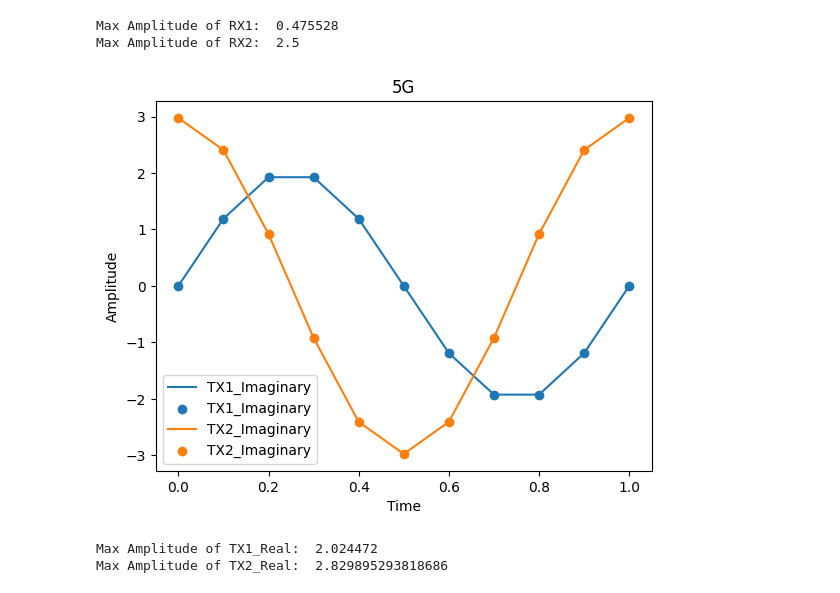
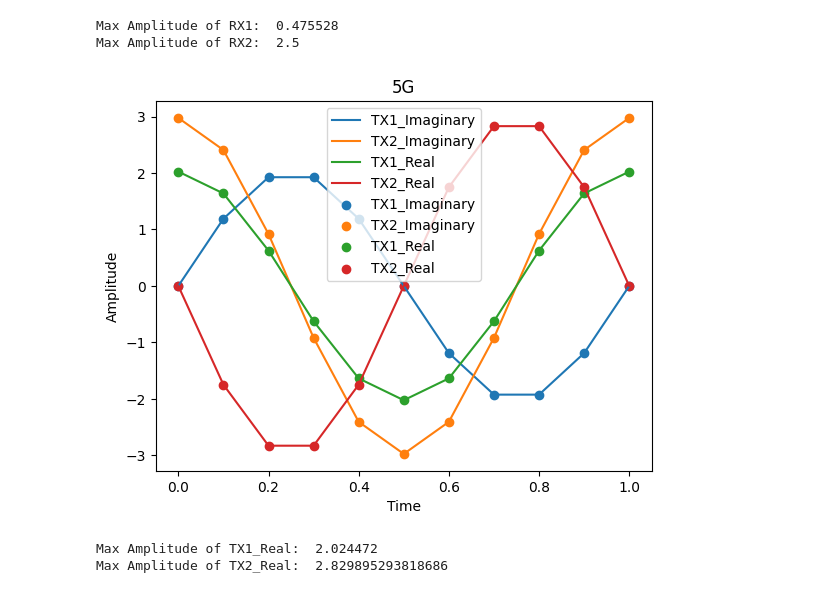
Before and after one commit to AKKatung159/City-webpage, a Jupyter notebook: 5G/5G.ipynb, the cells around one changed output. Saved outputs shown, nothing was run; the diff lists cells and outputs as text; code cells hidden in the pictures.

```diff
--- a/5G/5G.ipynb
+++ b/5G/5G.ipynb
@@ -89,26 +89,24 @@ TX2_Imaginary=np.imag(TX2)
 df = pd.DataFrame({'Time': Time, 'TX1_Real': TX1_Real, 'TX1_Imaginary': TX1_Imaginary, 'TX2_Real': TX2_Real, 'TX2_Imaginary': TX2_Imaginary})
 df.to_excel('5G.xlsx', sheet_name='5G', index=False)
 # %%
-# Plot the im data and the real data
-# plt.plot(Time, TX1_Real, label='TX1_Real')
+#plot TX1 and TX2 imaginary
 plt.plot(Time, TX1_Imaginary, label='TX1_Imaginary')
-# plt.scatter(Time, TX1_Real, label='TX1_Real')
+plt.plot(Time, TX2_Imaginary, label='TX2_Imaginary')
+plt.plot(Time, TX1_Real, label='TX1_Real')
+plt.plot(Time, TX2_Real, label='TX2_Real')
 plt.scatter(Time, TX1_Imaginary, label='TX1_Imaginary')
-
-# plt.plot(Time, TX2_Real, label='TX2_Real')
-plt.plot(Time, TX2_Imaginary, label='TX2_Imaginary')
-# plt.scatter(Time, TX2_Real, label='TX2_Real')
 plt.scatter(Time, TX2_Imaginary, label='TX2_Imaginary')
-
+plt.scatter(Time, TX1_Real, label='TX1_Real')
+plt.scatter(Time, TX2_Real, label='TX2_Real')
 plt.xlabel('Time')
 plt.ylabel('Amplitude')
 plt.title('5G')
 
 plt.legend()
 
 plt.show()
 # %% [output]
-[figure, old version]
+[figure, new version]
 # %%
 print("Max Amplitude of TX1_Real: ", np.max(TX1_Real))
 print("Max Amplitude of TX2_Real: ", np.max(TX2_Real))
```
Also changed, not shown: 5 other files.
